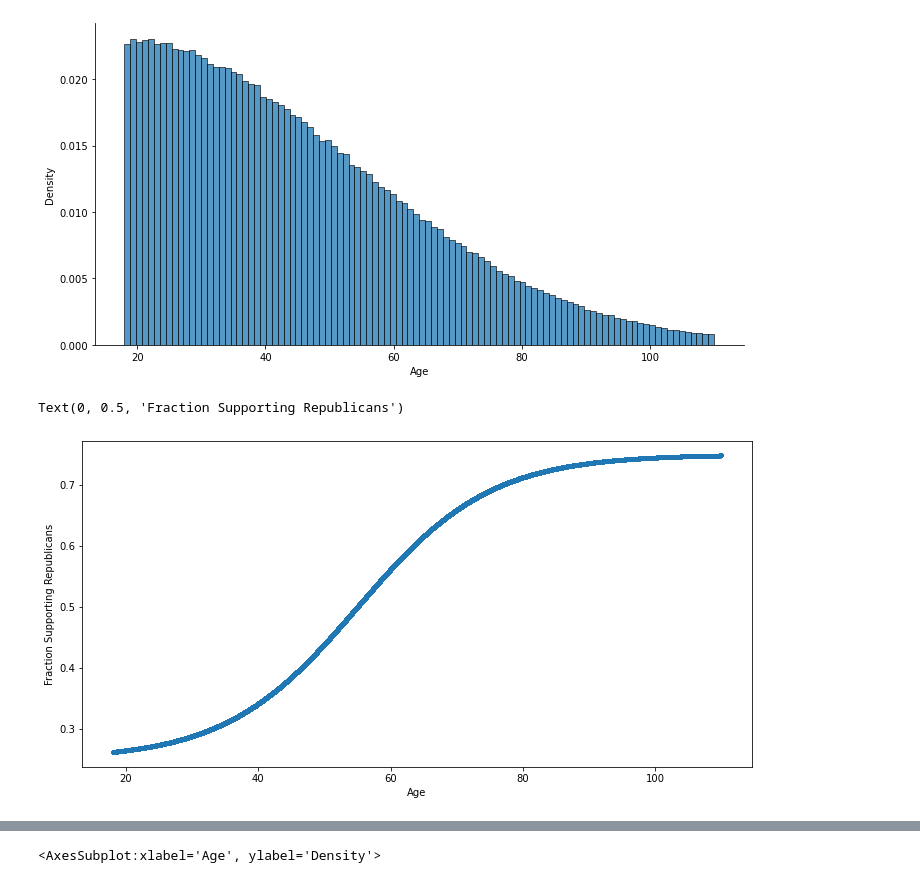
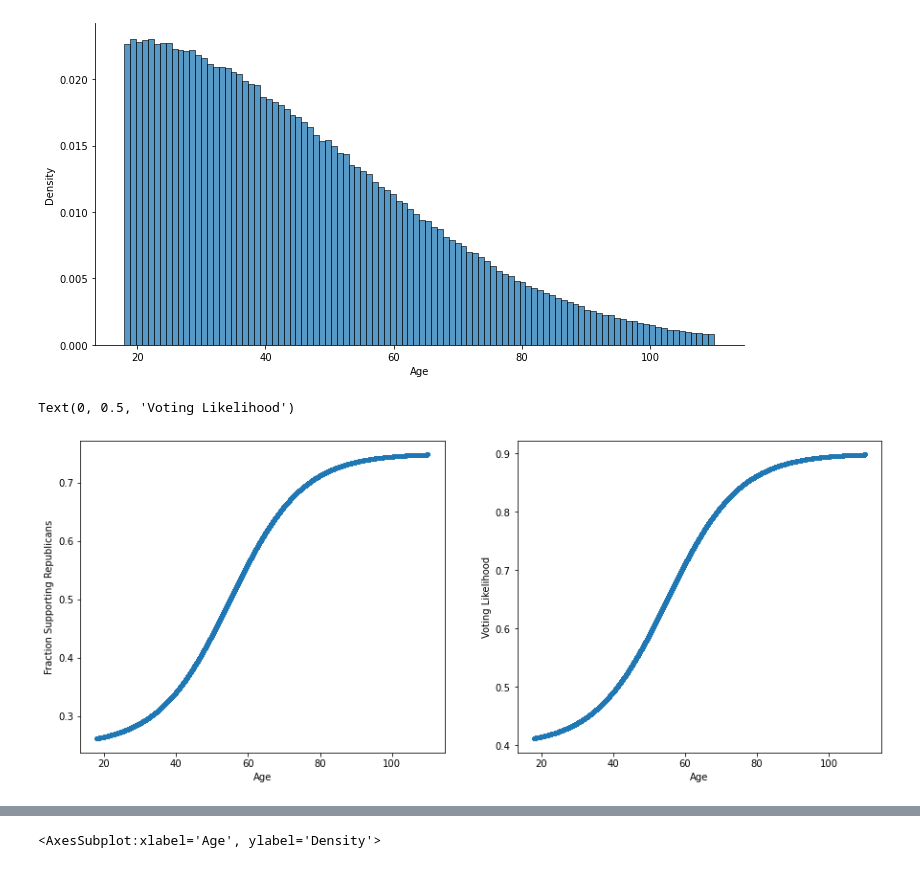
Before and after one commit to AndrewRook/polling_simulator, a Jupyter notebook: 2_demographics.ipynb, the cells around one changed output, grey strips where cells are left out. Saved outputs shown, nothing was run; the diff lists cells and outputs as text; code cells hidden in the pictures.

```diff
--- a/2_demographics.ipynb
+++ b/2_demographics.ipynb
@@ -28,10 +28,15 @@ fig.set(xlabel="Age")
 [figure]
 # %%
 rep_support = logistic.cdf(random_ages, loc=55, scale=10) / 2 + 0.25
-fig, ax = plt.subplots(figsize=(12, 6))
-ax.plot(random_ages, rep_support, ls="None", marker=".")
-ax.set_xlabel("Age")
-ax.set_ylabel("Fraction Supporting Republicans")
+vote_likelihood = logistic.cdf(random_ages, loc=55, scale=10) / 2 + 0.4
+fig, axes = plt.subplots(1, 2, figsize=(15, 6))
+axes[0].plot(random_ages, rep_support, ls="None", marker=".")
+axes[0].set_xlabel("Age")
+axes[0].set_ylabel("Fraction Supporting Republicans")
+
+axes[1].plot(random_ages, vote_likelihood, ls="None", marker=".")
+axes[1].set_xlabel("Age")
+axes[1].set_ylabel("Voting Likelihood")
 # %% [output]
-Text(0, 0.5, 'Fraction Supporting Republicans')
+Text(0, 0.5, 'Voting Likelihood')
-[figure, old version]
+[figure, new version]
```
Also changed, not shown: parts of 2 cells of this notebook.
